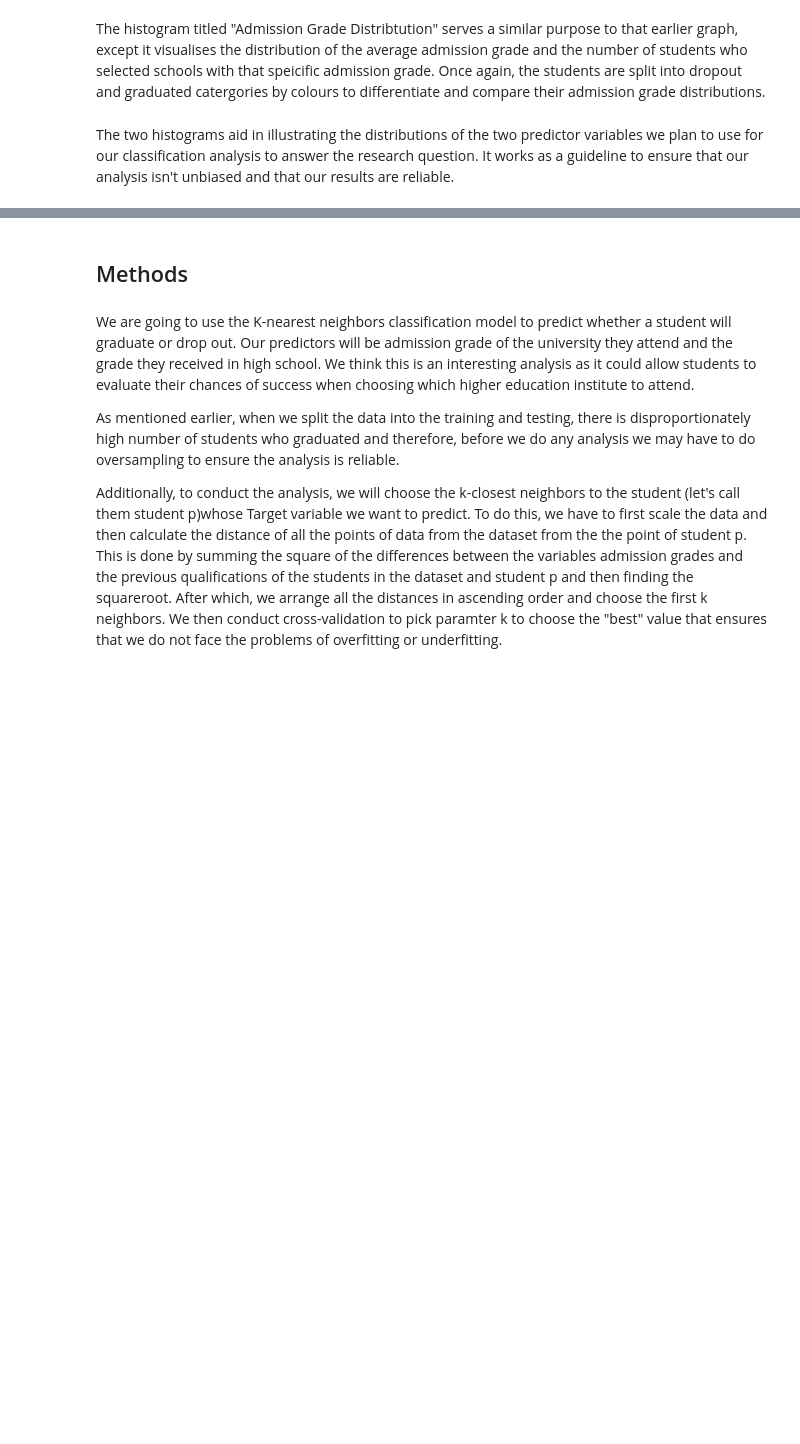
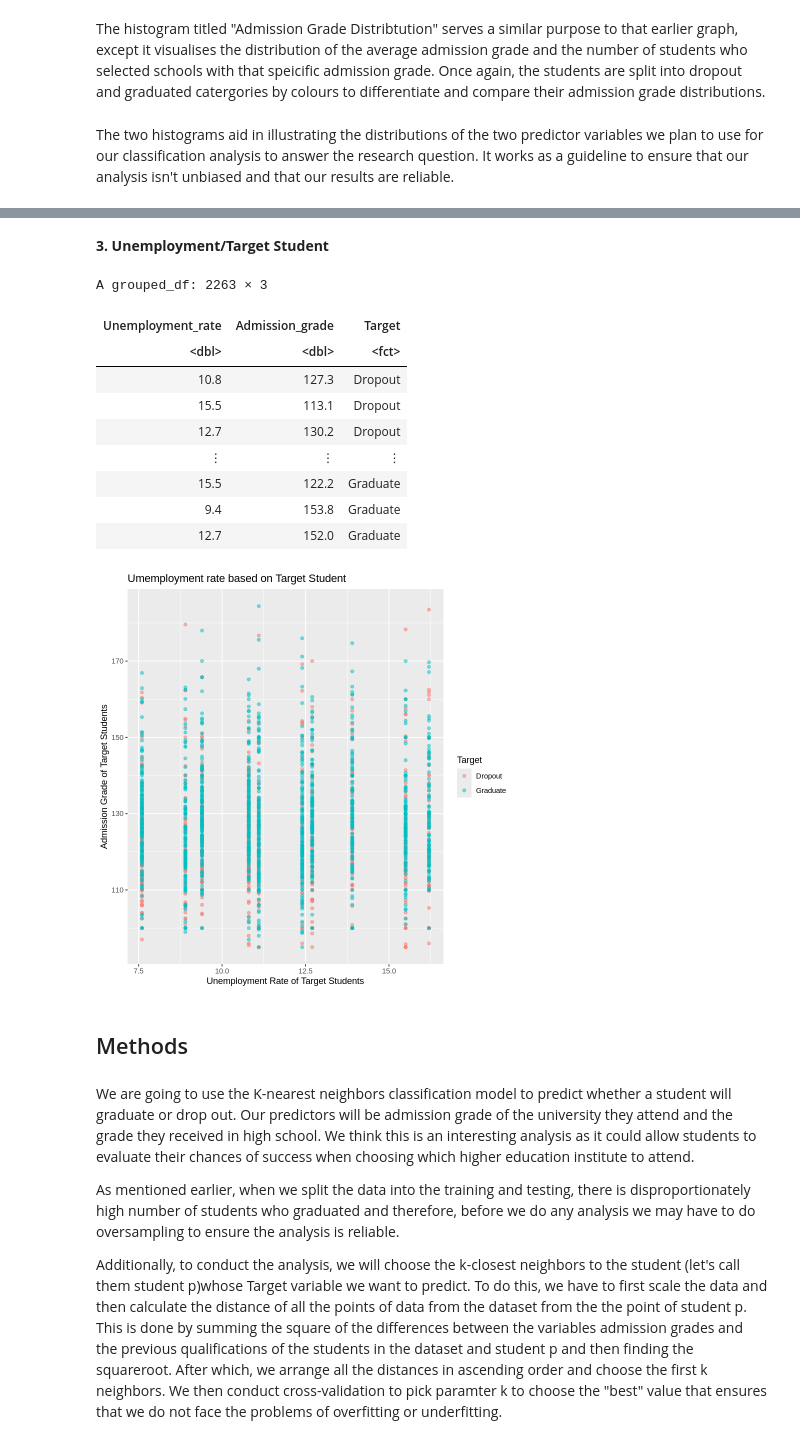
Before and after one commit to jternier/dsci_100_project, a Jupyter notebook: tidy_data/tidy_data.ipynb, the cells around one changed output, grey strips where cells are left out. Saved outputs shown, nothing was run; the diff lists cells and outputs as text; code cells hidden in the pictures; blank space fills up the shorter version.

```diff
--- a/tidy_data/tidy_data.ipynb
+++ b/tidy_data/tidy_data.ipynb
@@ -183,3 +240,28 @@ The two histograms aid in illustrating the distributions of the two predictor va
+# %% [markdown]
+__3. Unemployment/Target Student__
+# %%
+target_Unemployment_data <- dropout_training |>
+select(Unemployment_rate, Admission_grade, Target) |>
+group_by(Target)
+target_Unemployment_data
+
+Unemployment_plot <- target_Unemployment_data |>
+ggplot(aes(x = Unemployment_rate, y = Admission_grade, colour = Target)) +
+geom_point(alpha = 0.5) +
+labs(x = 'Unemployment Rate of Target Students', y = 'Admission Grade of Target Students', fill = 'Target', title = 'Umemployment rate based on Target Student')
+Unemployment_plot
+# %% [output]
+A grouped_df: 2263 × 3
+| Unemployment_rate | Admission_grade | Target |
+| <dbl> | <dbl> | <fct> |
+| 10.8 | 127.3 | Dropout |
+| 15.5 | 113.1 | Dropout |
+| 12.7 | 130.2 | Dropout |
+| ⋮ | ⋮ | ⋮ |
+| 15.5 | 122.2 | Graduate |
+| 9.4 | 153.8 | Graduate |
+| 12.7 | 152.0 | Graduate |
+[figure, added]
 # %% [markdown]
 ## Methods
 # %% [markdown]
```
Also changed, not shown: parts of 10 cells of this notebook.
